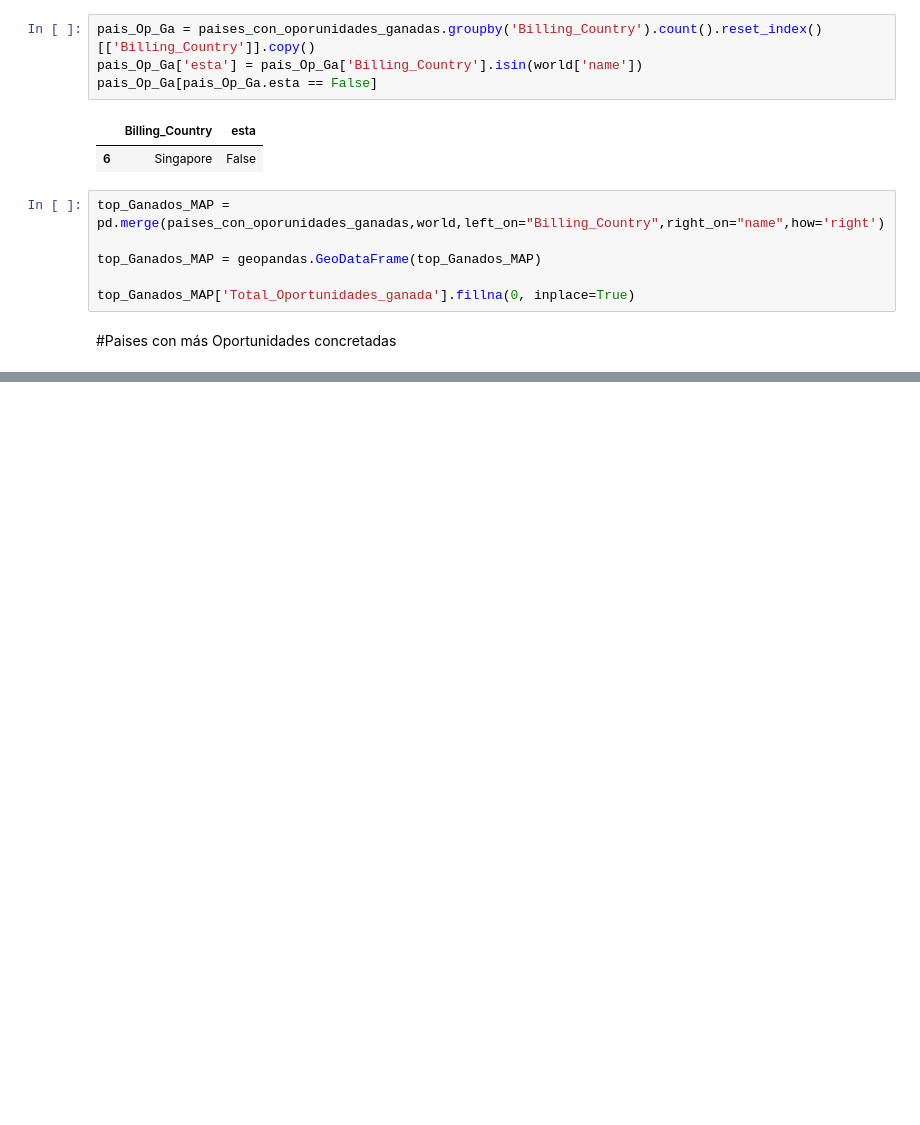
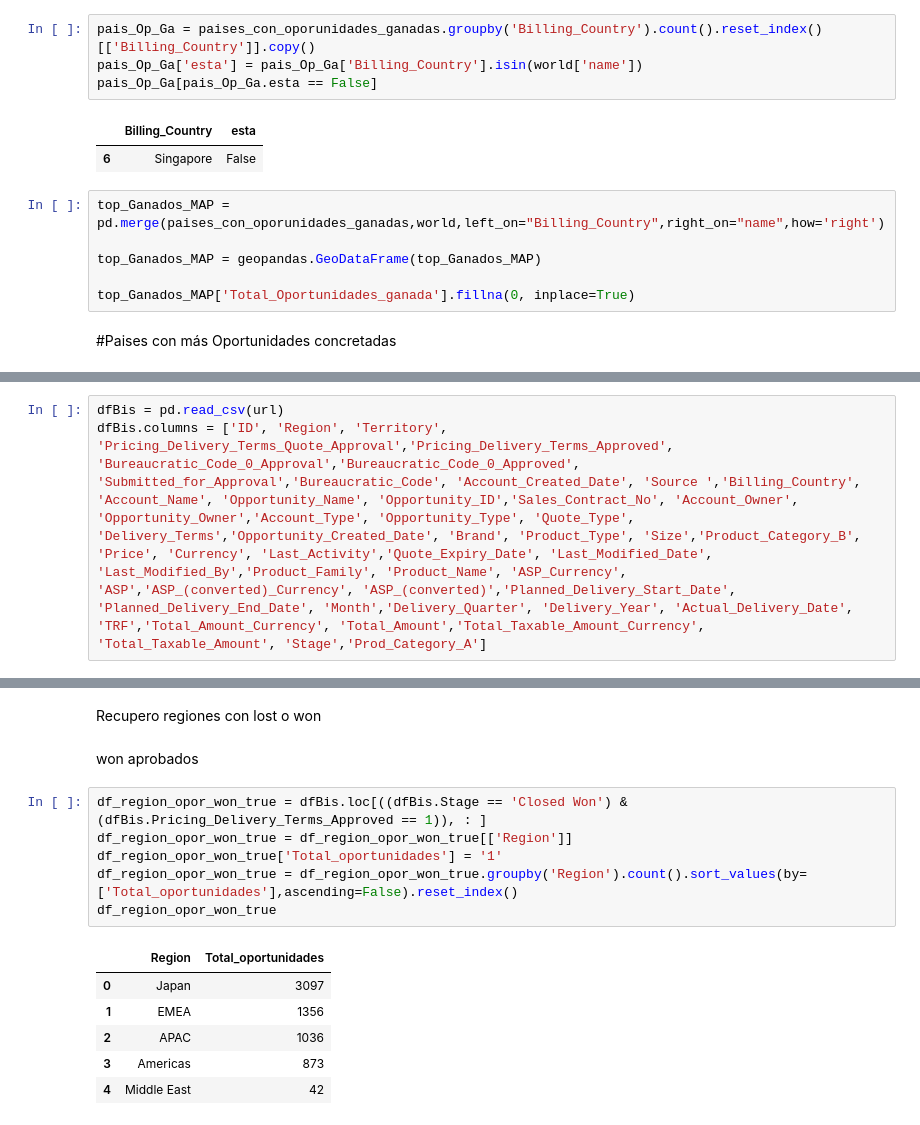
Before and after one commit to Fiuba-Big-Data-Analytics/Fiuba-Big-Data-Analytics-TPs, a Jupyter notebook: Tp1/Elvis/Orga_TP1_V_Colab.ipynb, the cells around one changed output, grey strips where cells are left out. Saved outputs shown, nothing was run; the diff lists cells and outputs as text; blank space fills up the shorter version.

```diff
--- a/Tp1/Elvis/Orga_TP1_V_Colab.ipynb
+++ b/Tp1/Elvis/Orga_TP1_V_Colab.ipynb
@@ -537,0 +581,3 @@ cbar = fig.colorbar(sm)
+# %%
+dfBis = pd.read_csv(url)
+dfBis.columns = ['ID', 'Region', 'Territory', 'Pricing_Delivery_Terms_Quote_Approval','Pricing_Delivery_Terms_Approved', 'Bureaucratic_Code_0_Approval','Bureaucratic_Code_0_Approved', 'Submitted_for_Approval','Bureaucratic_Code', 'Account_Created_Date', 'Source ','Billing_Country', 'Account_Name', 'Opportunity_Name', 'Opportunity_ID','Sales_Contract_No', 'Account_Owner', 'Opportunity_Owner','Account_Type', 'Opportunity_Type', 'Quote_Type', 'Delivery_Terms','Opportunity_Created_Date', 'Brand', 'Product_Type', 'Size','Product_Category_B', 'Price', 'Currency', 'Last_Activity','Quote_Expiry_Date', 'Last_Modified_Date', 'Last_Modified_By','Product_Family', 'Product_Name', 'ASP_Currency', 'ASP','ASP_(converted)_Currency', 'ASP_(converted)','Planned_Delivery_Start_Date', 'Planned_Delivery_End_Date', 'Month','Delivery_Quarter', 'Delivery_Year', 'Actual_Delivery_Date', 'TRF','Total_Amount_Currency', 'Total_Amount','Total_Taxable_Amount_Currency', 'Total_Taxable_Amount', 'Stage','Prod_Category_A']
@@ -537,0 +662,17 @@ cbar = fig.colorbar(sm)
+# %% [markdown]
+Recupero regiones con lost o won
+# %% [markdown]
+won aprobados
+# %%
+df_region_opor_won_true = dfBis.loc[((dfBis.Stage == 'Closed Won') & (dfBis.Pricing_Delivery_Terms_Approved == 1)), : ]
+df_region_opor_won_true = df_region_opor_won_true[['Region']]
+df_region_opor_won_true['Total_oportunidades'] = '1'
+df_region_opor_won_true = df_region_opor_won_true.groupby('Region').count().sort_values(by=['Total_oportunidades'],ascending=False).reset_index()
+df_region_opor_won_true
+# %% [output]
+|  | Region | Total_oportunidades |
+| 0 | Japan | 3097 |
+| 1 | EMEA | 1356 |
+| 2 | APAC | 1036 |
+| 3 | Americas | 873 |
+| 4 | Middle East | 42 |
```
Also changed, not shown: parts of 31 cells of this notebook.
